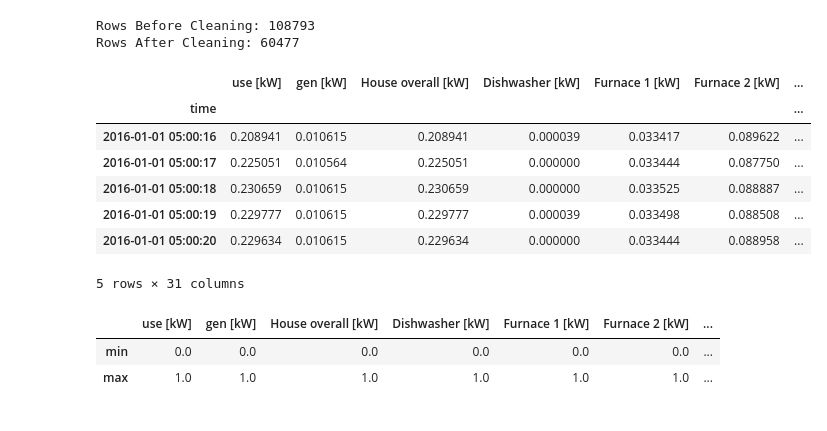
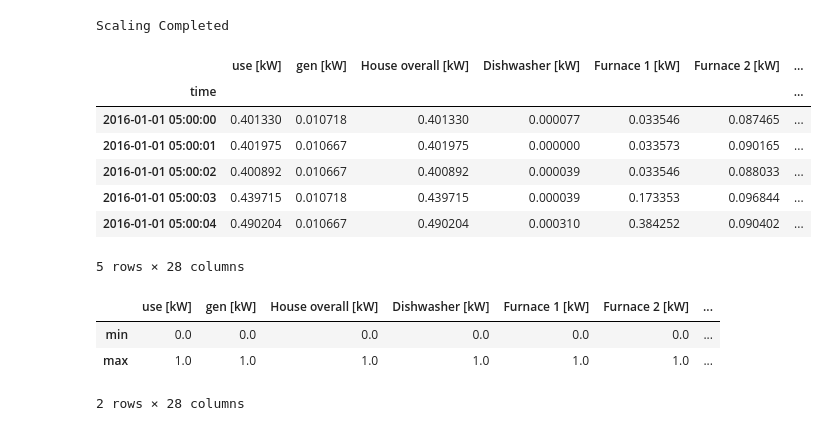
Before and after one commit to mailech/SmartEnergy-Consumption, a Jupyter notebook: NewData.ipynb, the cells around one changed output. Cells and saved outputs as stored; diff of their text form; code cells hidden in the pictures.

```diff
--- a/NewData.ipynb
+++ b/NewData.ipynb
@@ -94,0 +32,5 @@ energy_cols
+# %%
+numeric_cols = df.select_dtypes(include=np.number).columns
+df = df[numeric_cols]
+
+print("Numeric Columns Count:", len(numeric_cols))
@@ -95,6 +39,10 @@ energy_cols
 # %%
-mean_vals = df[energy_cols].mean()
-std_vals = df[energy_cols].std()
+mean_vals = df.mean()
+std_vals = df.std()
 
-mean_vals
+print("Mean Values:")
+display(mean_vals)
+
+print("Standard Deviation Values:")
+display(std_vals)
 # %% [output]
@@ -119,0 +85,9 @@ dtype: float64
+# %%
+for col in df.columns:
+    upper = mean_vals[col] + (2 * std_vals[col])
+    lower = mean_vals[col] - (2 * std_vals[col])
+
+    df[col] = np.where(df[col] > upper, upper, df[col])
+    df[col] = np.where(df[col] < lower, lower, df[col])
+
+print("Outlier Handling Completed")
@@ -127,7 +112,0 @@ plt.show()
-# %%
-threshold = mean_vals + (2 * std_vals)
-
-for col in energy_cols:
-    df = df[df[col] <= threshold[col]]
-
-df.shape
@@ -143,28 +113,28 @@ plt.show()
-# %%
-original_rows = pd.read_csv("HomeC.csv", low_memory=False).shape[0]
-cleaned_rows = df.shape[0]
-
-print("Rows Before Cleaning:", original_rows)
-print("Rows After Cleaning:", cleaned_rows)
-# %% [output]
-Rows Before Cleaning: 108793
-Rows After Cleaning: 60477
 # %%
 scaler = MinMaxScaler()
-df[energy_cols] = scaler.fit_transform(df[energy_cols])
-df.head()
+
+df_scaled = pd.DataFrame(
+    scaler.fit_transform(df),
+    columns=df.columns,
+    index=df.index
+)
+
+print("Scaling Completed")
+df_scaled.head()
 # %% [output]
+Scaling Completed
 |  | use [kW] | gen [kW] | House overall [kW] | Dishwasher [kW] | Furnace 1 [kW] | Furnace 2 [kW] | ... |
 | time |  |  |  |  |  |  | ... |
-| 2016-01-01 05:00:16 | 0.208941 | 0.010615 | 0.208941 | 0.000039 | 0.033417 | 0.089622 | ... |
-| 2016-01-01 05:00:17 | 0.225051 | 0.010564 | 0.225051 | 0.000000 | 0.033444 | 0.087750 | ... |
-| 2016-01-01 05:00:18 | 0.230659 | 0.010615 | 0.230659 | 0.000000 | 0.033525 | 0.088887 | ... |
-| 2016-01-01 05:00:19 | 0.229777 | 0.010615 | 0.229777 | 0.000039 | 0.033498 | 0.088508 | ... |
-| 2016-01-01 05:00:20 | 0.229634 | 0.010615 | 0.229634 | 0.000000 | 0.033444 | 0.088958 | ... |
+| 2016-01-01 05:00:00 | 0.401330 | 0.010718 | 0.401330 | 0.000077 | 0.033546 | 0.087465 | ... |
+| 2016-01-01 05:00:01 | 0.401975 | 0.010667 | 0.401975 | 0.000000 | 0.033573 | 0.090165 | ... |
+| 2016-01-01 05:00:02 | 0.400892 | 0.010667 | 0.400892 | 0.000039 | 0.033546 | 0.088033 | ... |
+| 2016-01-01 05:00:03 | 0.439715 | 0.010718 | 0.439715 | 0.000039 | 0.173353 | 0.096844 | ... |
+| 2016-01-01 05:00:04 | 0.490204 | 0.010667 | 0.490204 | 0.000310 | 0.384252 | 0.090402 | ... |
-5 rows × 31 columns
+5 rows × 28 columns
 # %%
-df[energy_cols].describe().loc[['min','max']]
+df_scaled.describe().loc[['min','max']]
 # %% [output]
 |  | use [kW] | gen [kW] | House overall [kW] | Dishwasher [kW] | Furnace 1 [kW] | Furnace 2 [kW] | ... |
 | min | 0.0 | 0.0 | 0.0 | 0.0 | 0.0 | 0.0 | ... |
 | max | 1.0 | 1.0 | 1.0 | 1.0 | 1.0 | 1.0 | ... |
+2 rows × 28 columns
```
Also changed, not shown: parts of 22 cells of this notebook.
